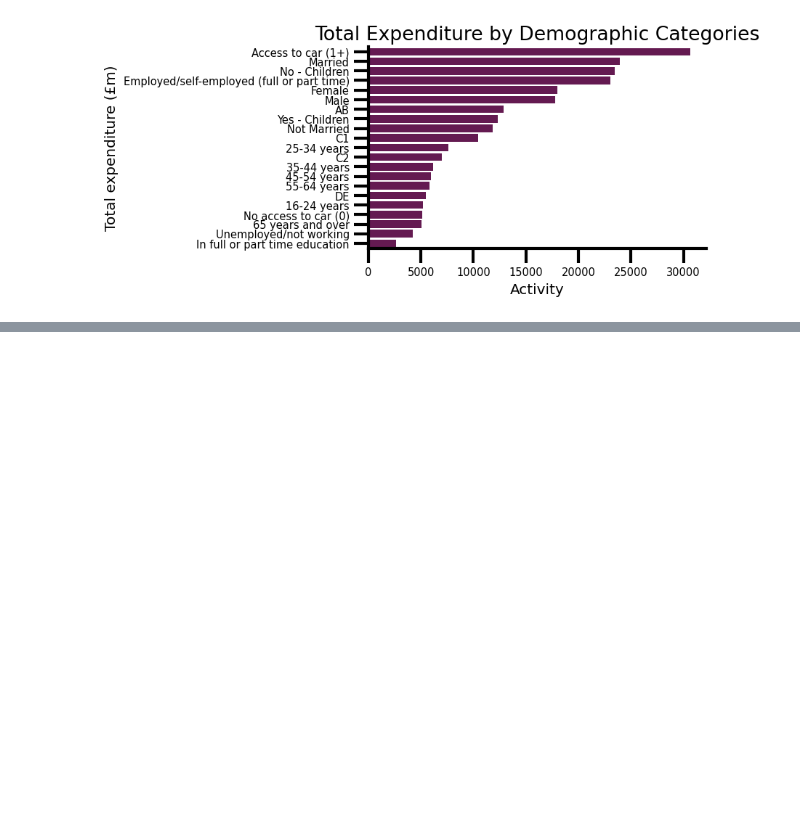
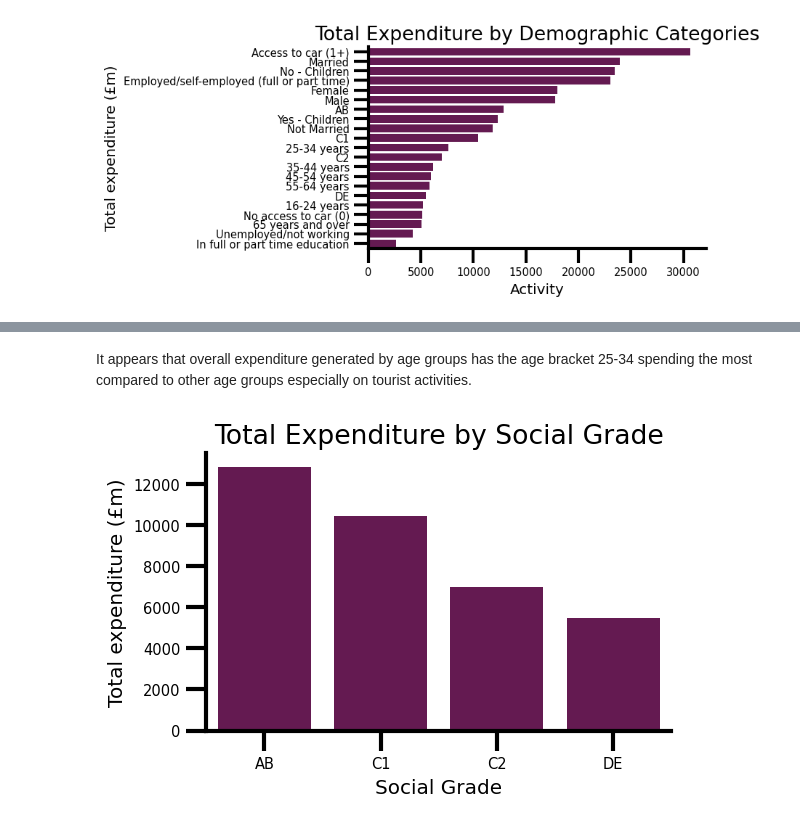
Before and after one commit to mjmarr/visit_scotland_final_project, a Jupyter notebook: Analysis.ipynb, the cells around one changed output, grey strips where cells are left out. Saved outputs shown, nothing was run; the diff lists cells and outputs as text; code cells hidden in the pictures; blank space fills up the shorter version.

```diff
--- a/Analysis.ipynb
+++ b/Analysis.ipynb
@@ -314,0 +399,10 @@ plt.title('Total Expenditure by Demographic Categories' , fontsize = 16);
+# %% [markdown]
+It appears that overall expenditure generated by age groups has the age bracket 25-34 spending the most compared to other age groups especially on tourist activities.
+# %%
+sns.barplot(data = demo_q3_4, x='demographic', y='total_expenditure', color='#700e57')
+sns.despine()
+plt.xlabel("Social Grade", fontsize = 12)
+plt.ylabel("Total expenditure (£m)" , fontsize = 12)
+plt.title('Total Expenditure by Social Grade' , fontsize = 16);
+# %% [output]
+[figure, added]
```
Also changed, not shown: parts of 30 cells of this notebook.
